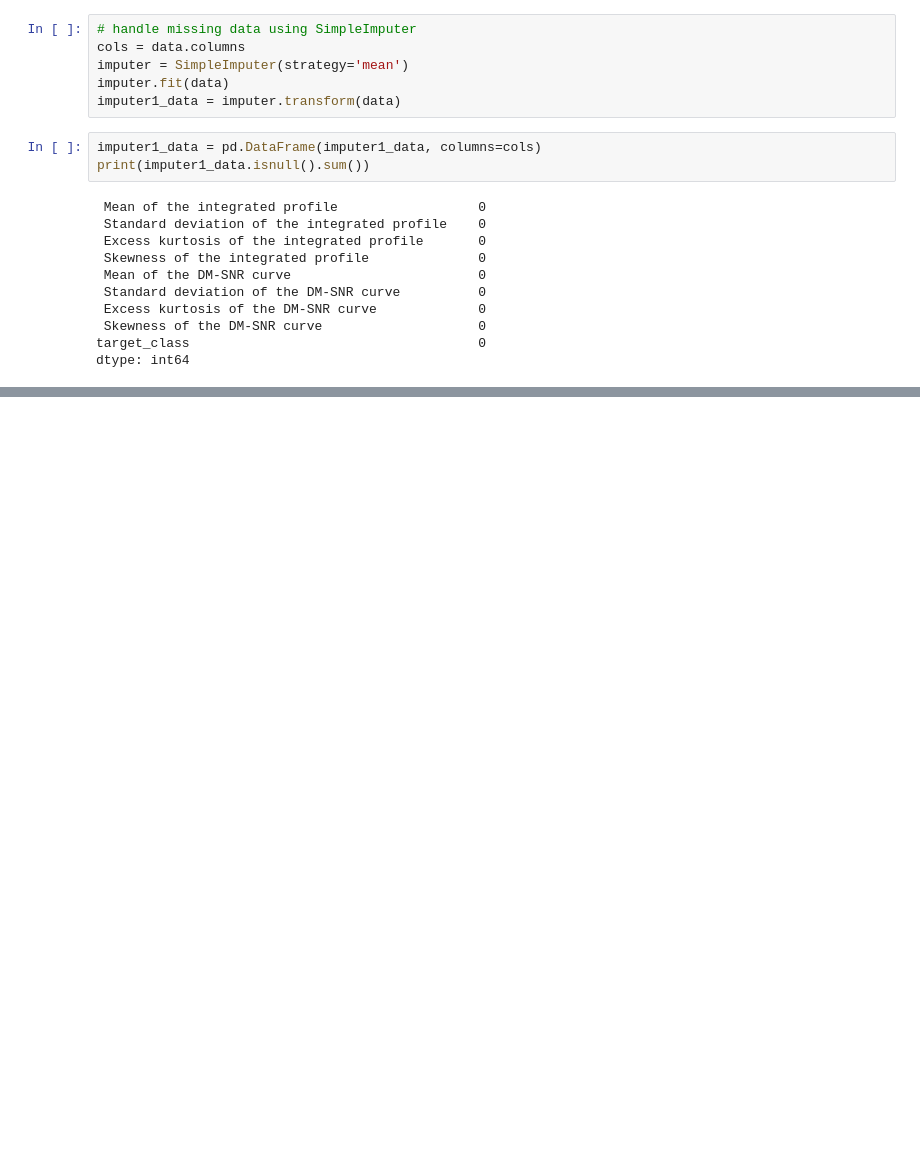
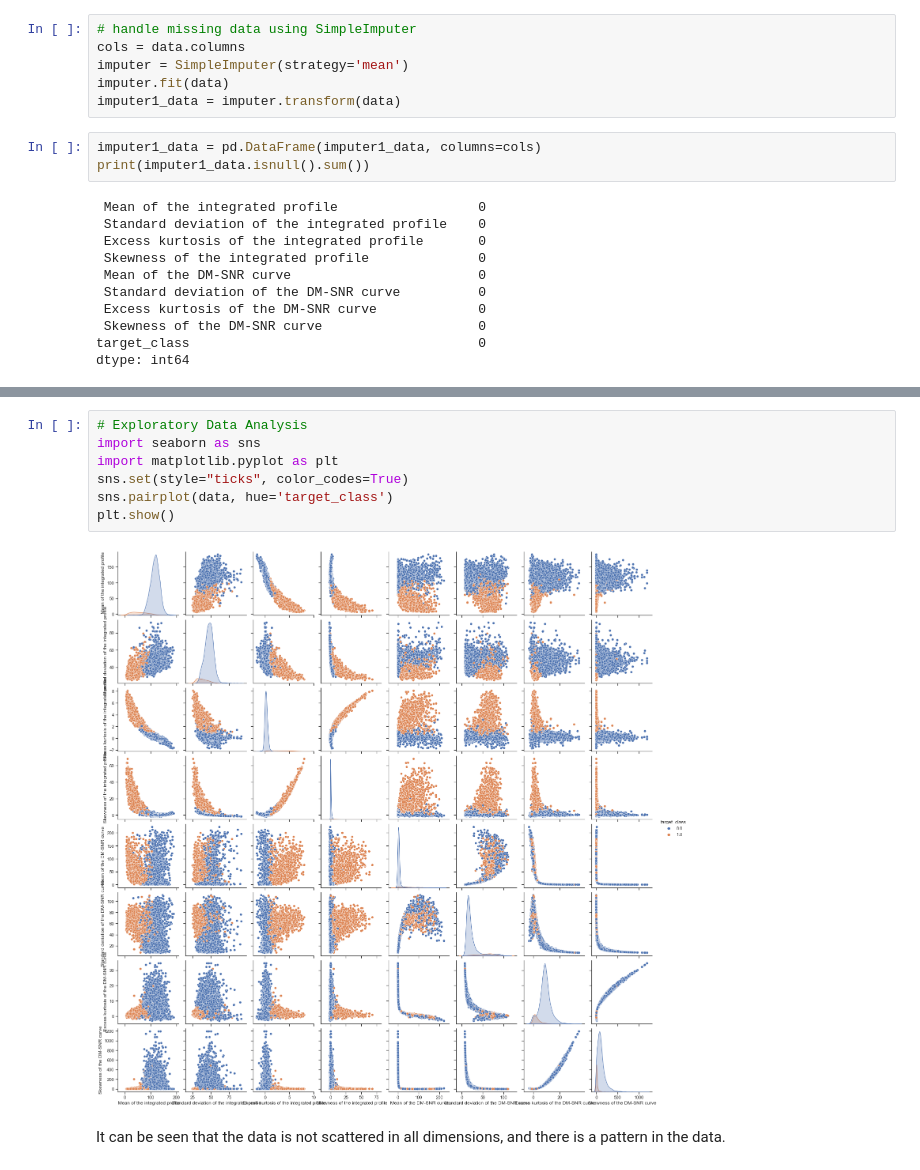
Before and after one commit to yeshipursley/ml_project, a Jupyter notebook: SVM_project_PRACTICE_SESSION-students_version.ipynb, the cells around one changed output, grey strips where cells are left out. Cells and saved outputs as stored; diff of their text form; blank space fills up the shorter version.

```diff
--- a/SVM_project_PRACTICE_SESSION-students_version.ipynb
+++ b/SVM_project_PRACTICE_SESSION-students_version.ipynb
@@ -324,3 +324,14 @@ dtype: int64
 | 2 | 130.585938 | 53.229534 | 0.133408 | -0.297242 | ... |
 | 3 | 156.398438 | 48.865942 | -0.215989 | -0.171294 | ... |
 | 4 | 84.804688 | 36.117659 | 0.825013 | 3.274125 | ... |
+# %%
+# Exploratory Data Analysis
+import seaborn as sns
+import matplotlib.pyplot as plt
+sns.set(style="ticks", color_codes=True)
+sns.pairplot(data, hue='target_class')
+plt.show()
+# %% [output]
+[figure, added]
+# %% [markdown]
+It can be seen that the data is not scattered in all dimensions, and there is a pattern in the data.
```
Also changed, not shown: parts of 10 cells of this notebook.
